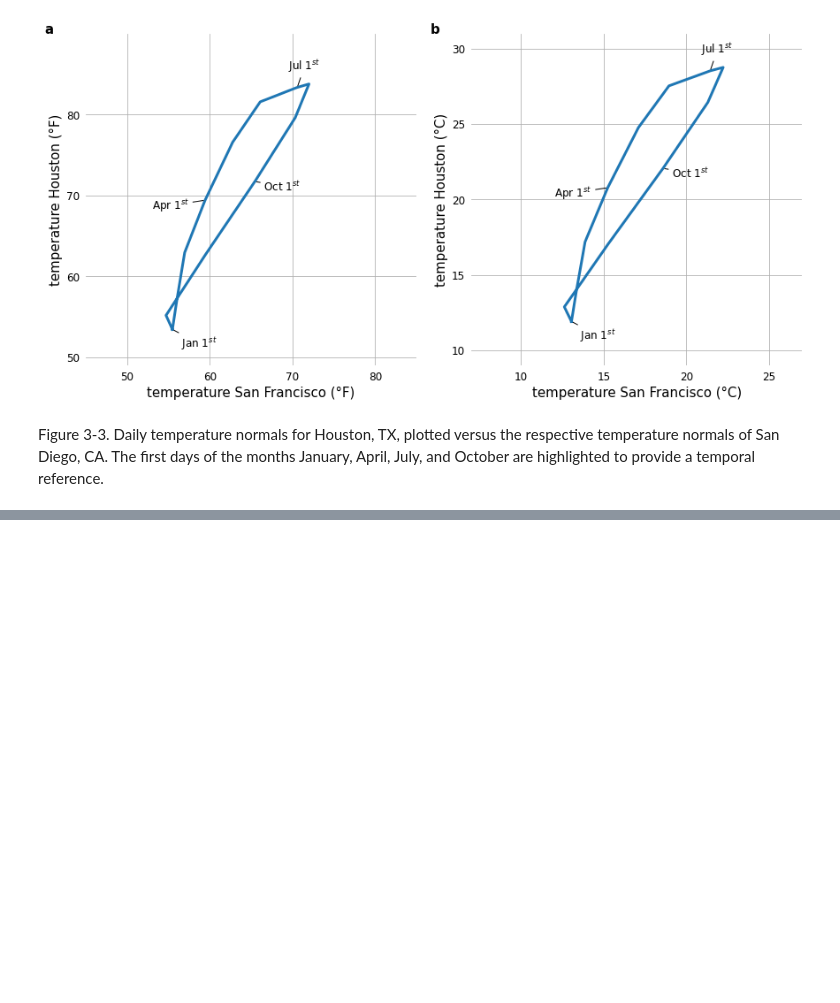
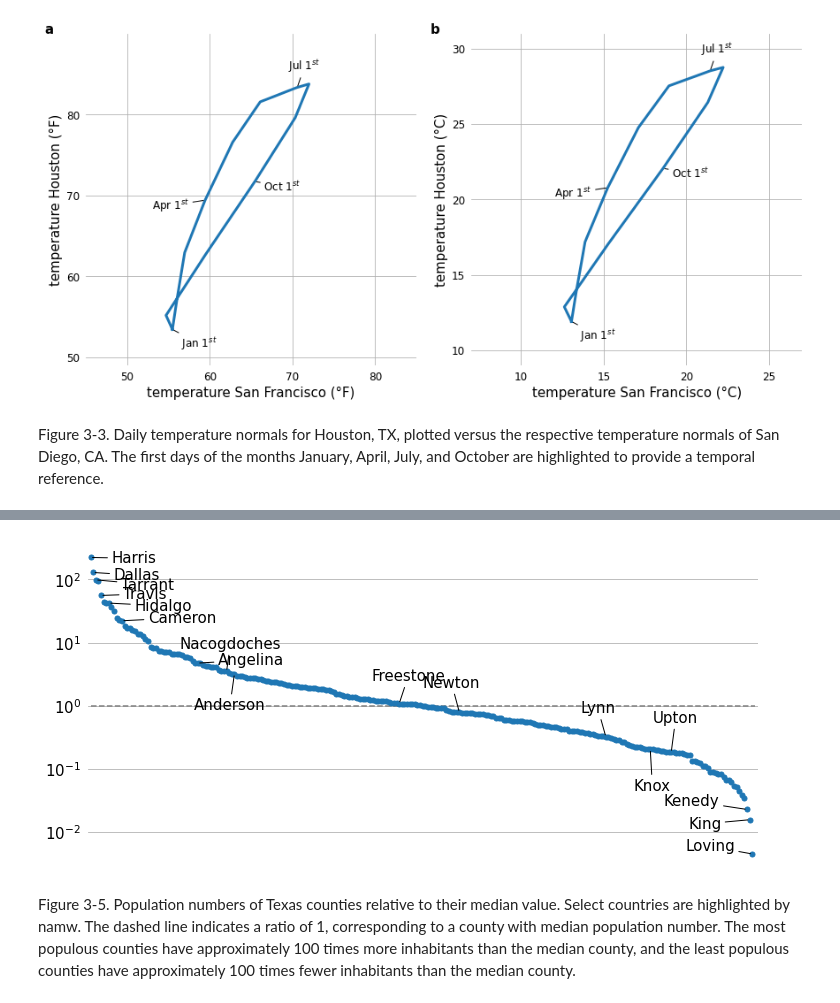
Before and after one commit to hnguyentt/dataviz-python, a Jupyter notebook: 1.From_data_to_viz/3.Coordinate_systems_and_axes.ipynb, the cells around one changed output, grey strips where cells are left out. Cells and saved outputs as stored; diff of their text form; code cells hidden in the pictures; blank space fills up the shorter version.

```diff
--- a/1.From_data_to_viz/3.Coordinate_systems_and_axes.ipynb
+++ b/1.From_data_to_viz/3.Coordinate_systems_and_axes.ipynb
@@ -224,0 +303,8 @@ Figure 3-3. Daily temperature normals for Houston, TX, plotted versus the respec
+# %%
+df = pd.read_csv('../data/resources/US_census.tsv', sep='\t')
+texas = df[df.state == 'Texas']
+texas['norm_pop2010'] = texas.pop2010 / texas.pop2010.median()
+texas.sort_values('norm_pop2010', ascending=False, inplace=True)
+texas.reset_index(drop=True, inplace=True)
+texas.name = texas.name.str.replace(' County', '')
+texas
@@ -224,0 +339,67 @@ Figure 3-3. Daily temperature normals for Houston, TX, plotted versus the respec
+# %%
+random.seed(42)
+txt_size = 15
+params = {'axes.labelsize': 15,
+          'xtick.labelsize': 15,
+          'ytick.labelsize': 15,
+          'axes.titlesize': 15,
+          'axes.titlepad': 10,
+          'ytick.minor.size': 0,
+          'ytick.minor.width': 0
+          }
+
+pylab.rcParams.update(params)
+
+fig, ax = plt.subplots(figsize=(12, 6))
+ax.set_yscale('log')
+ax.plot([0,len(texas)], [1, 1], '--', color='gray')
+ax.plot(range(0,len(texas)), texas.norm_pop2010.values, 'o', markersize=5)
+
+county_idx = sorted(list(range(0,3))
+                    + list(range(len(texas)-3, len(texas)))
+                    + list(random.sample(range(4, sum(texas.norm_pop2010 > 10)), 3))
+                    + list(random.sample(range(sum(texas.norm_pop2010 > 10)+1, sum(texas.norm_pop2010 > 1)), 4))
+                    + list(random.sample(range(sum(texas.norm_pop2010 > 1)+1, sum(texas.norm_pop2010 > 0.1)), 4))
+                    )
+
+xytexts = []
+has = []
+vas = []
+
+for i in county_idx:
+    if i < 50:
+        xytexts.append((random.uniform(20, 30), random.uniform(-5,5)))
+        has.append('left')
+        vas.append('center')
+
+    elif i > len(texas) - 30:
+        xytexts.append((random.uniform(-30, -10), random.uniform(-10,10)))
+        has.append('right')
+        vas.append('center')
+
+    else:
+        xytext = (random.uniform(-10, 10), random.choice(list(range(-30,-20)) + list(range(20,30))))
+        xytexts.append(xytext)
+        has.append('center')
+        if xytext[1] < 0:
+            vas.append('top')
+        else:
+            vas.append('bottom')
+
+for i, xytext, va, ha in zip(county_idx, xytexts, vas, has):
+    ax.annotate(texas.name[i], xy=(i, texas.norm_pop2010.values[i]),
+                 xytext=xytext, textcoords='offset points', ha=ha, va=va,
+                 arrowprops=dict(arrowstyle="-"),
+                 fontsize=txt_size)
+
+ax.set_xlim([-1, len(texas)+1])
+ax.yaxis.grid(True)
+ax.spines['top'].set_visible(False)
+ax.spines['right'].set_visible(False)
+ax.spines['bottom'].set_visible(False)
+ax.spines['left'].set_visible(False)
+ax.tick_params(top=False, bottom=False, left=False, right=False, labelleft=True, labelbottom=False)
+# %% [output]
+[figure, added]
+# %% [markdown]
+Figure 3-5. Population numbers of Texas counties relative to their median value. Select countries are highlighted by namw. The dashed line indicates a ratio of 1, corresponding to a county with median population number. The most populous counties have approximately 100 times more inhabitants than the median county, and the least populous counties have approximately 100 times fewer inhabitants than the median county.
```
Also changed, not shown: parts of 5 cells of this notebook.
